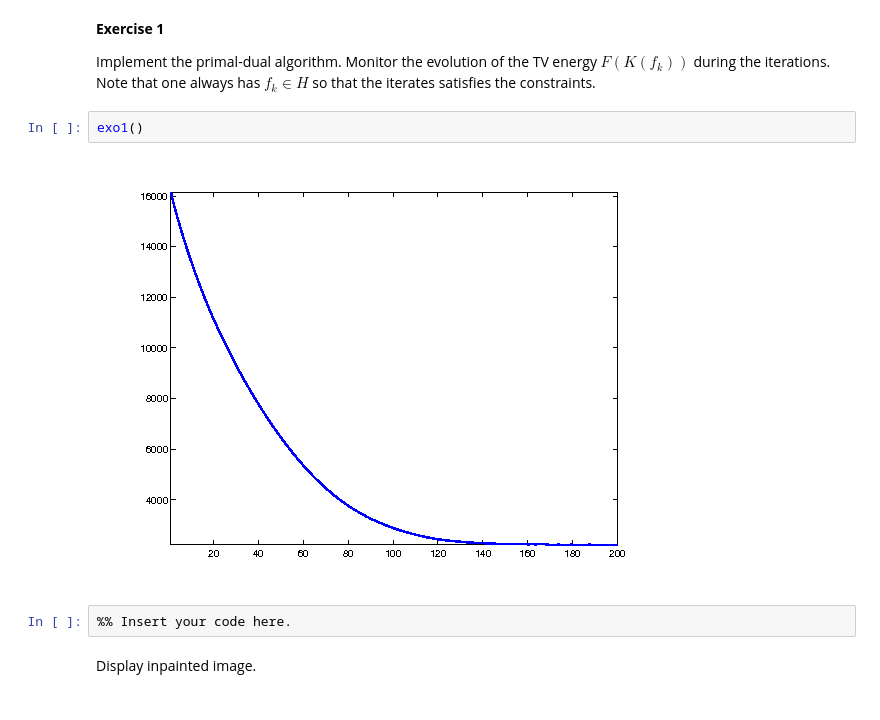
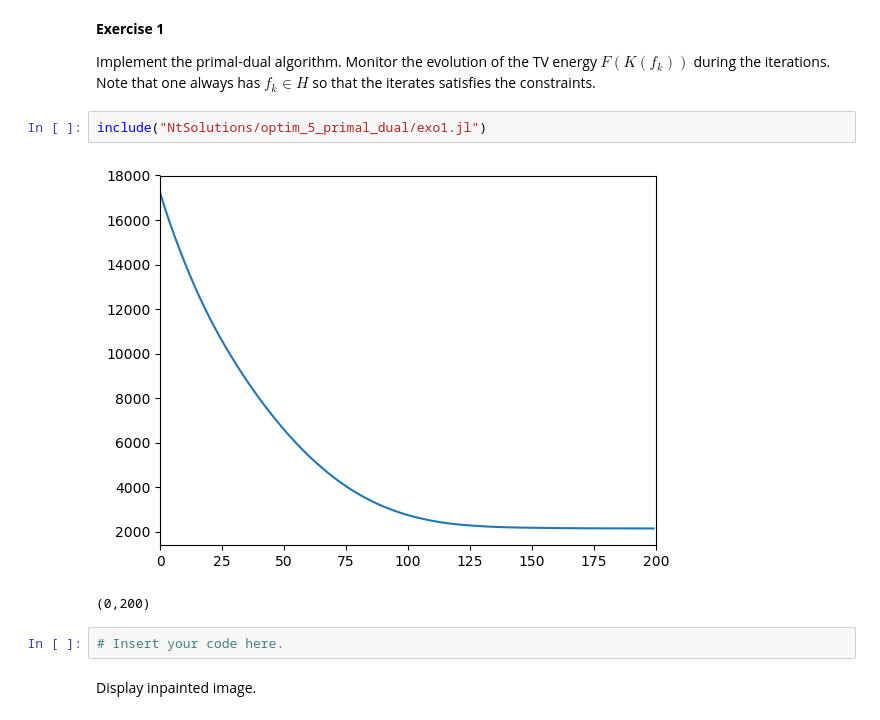
Before and after one commit to gpeyre/numerical-tours, a Jupyter notebook: julia/optim_5_primal_dual.ipynb, the cells around one changed output. Saved outputs shown, nothing was run; the diff lists cells and outputs as text.

Commit message:
Finished optim_5_primal_dual, resolved ndgrid.jl include, corrected meshdeform_1_parameterization

```diff
--- a/julia/optim_5_primal_dual.ipynb
+++ b/julia/optim_5_primal_dual.ipynb
@@ -312,11 +283,12 @@ Monitor the evolution of the TV energy $F(K(f_k))$
 during the iterations.
 Note that one always has $ f_k \in H $ so that the iterates
 satisfies the constraints.
-# %%
-exo1()
-# %% [output]
-[figure, removed]
+# %%
+include("NtSolutions/optim_5_primal_dual/exo1.jl")
+# %% [output]
+[figure, added]
+(0,200)
 # %%
-%% Insert your code here.
+# Insert your code here.
 # %% [markdown]
 Display inpainted image.
```
Also changed, not shown: parts of 20 cells of this notebook, 7 other files.
